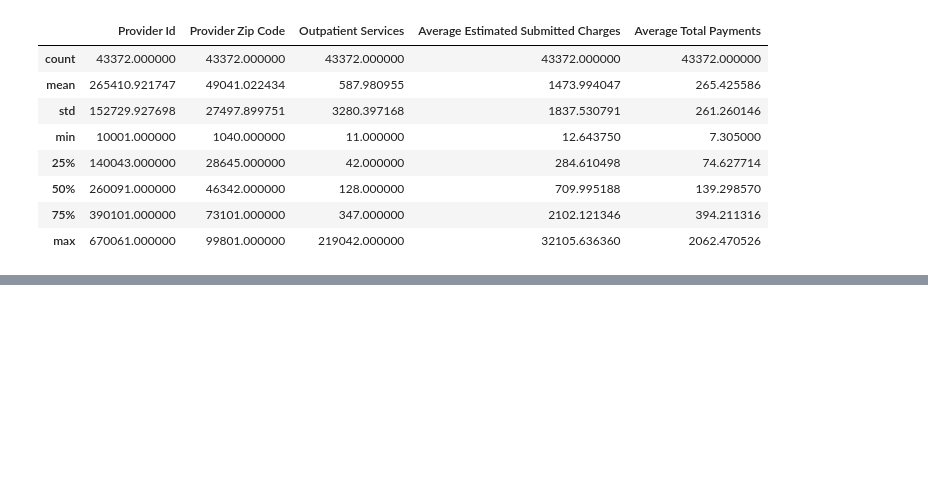
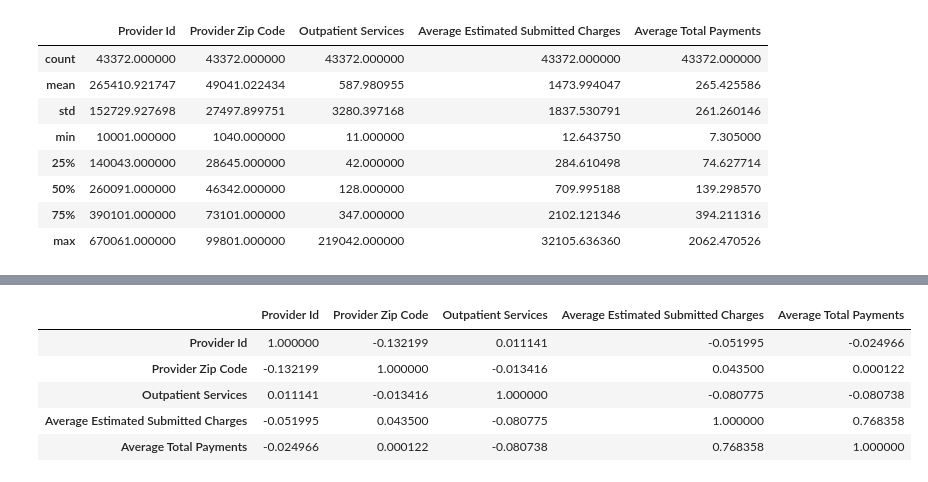
Before and after one commit to blueming-camelia/CIS6397_Project, a Jupyter notebook: outpatientData.ipynb, the cells around one changed output, grey strips where cells are left out. Cells and saved outputs as stored; diff of their text form; code cells hidden in the pictures; blank space fills up the shorter version.

```diff
--- a/outpatientData.ipynb
+++ b/outpatientData.ipynb
@@ -222,0 +52,9 @@ Text(388.34000000000003, 0.5, 'States')
+# %%
+outpatient_df.corr()
+# %% [output]
+|  | Provider Id | Provider Zip Code | Outpatient Services | Average Estimated Submitted Charges | Average Total Payments |
+| Provider Id | 1.000000 | -0.132199 | 0.011141 | -0.051995 | -0.024966 |
+| Provider Zip Code | -0.132199 | 1.000000 | -0.013416 | 0.043500 | 0.000122 |
+| Outpatient Services | 0.011141 | -0.013416 | 1.000000 | -0.080775 | -0.080738 |
+| Average Estimated Submitted Charges | -0.051995 | 0.043500 | -0.080775 | 1.000000 | 0.768358 |
+| Average Total Payments | -0.024966 | 0.000122 | -0.080738 | 0.768358 | 1.000000 |
```
Also changed, not shown: parts of 27 cells of this notebook, 1 other file.
